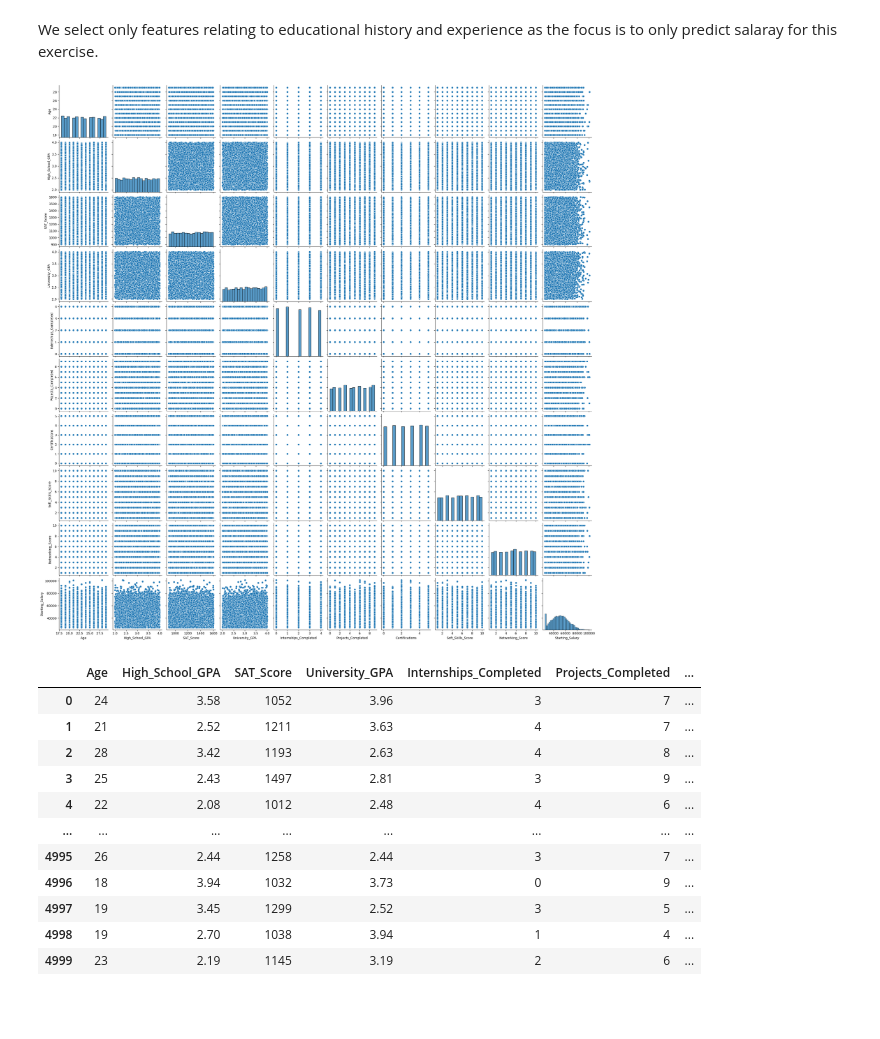
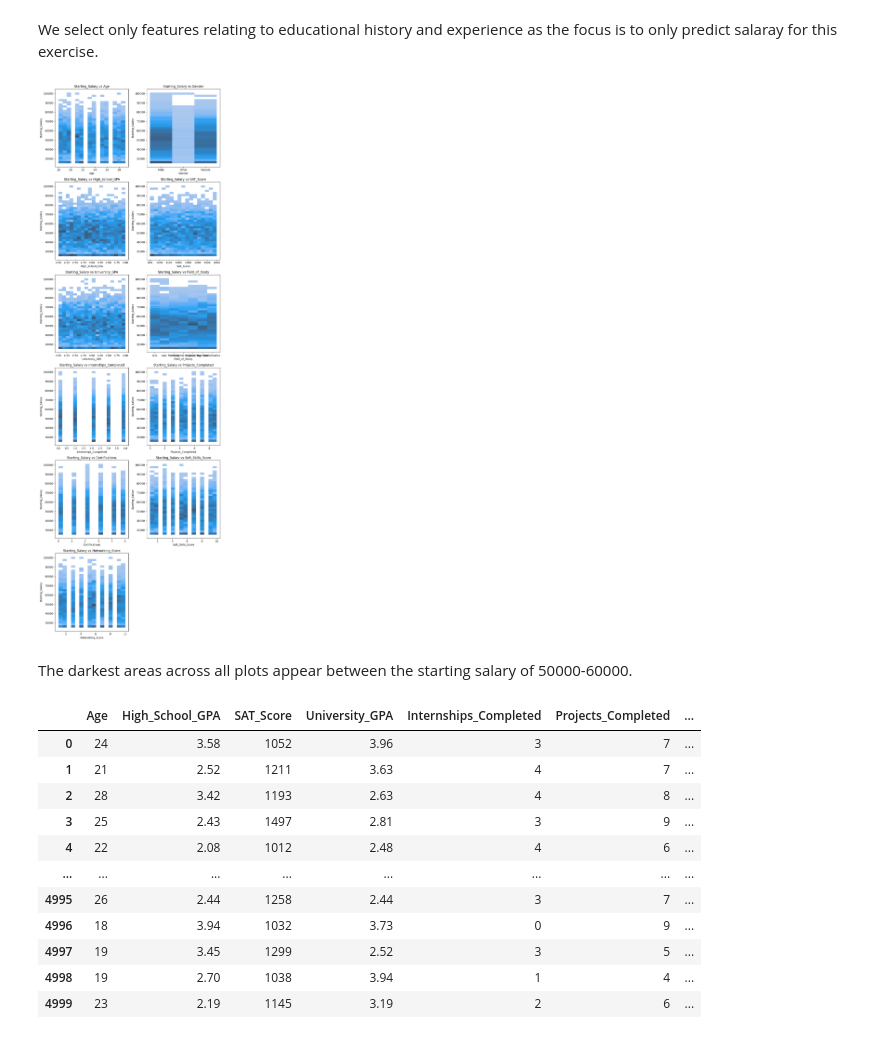
Before and after one commit to prl405/career_success, a Jupyter notebook: ai_model/career_success.ipynb, the cells around one changed output. Cells and saved outputs as stored; diff of their text form; code cells hidden in the pictures; blank space fills up the shorter version.

```diff
--- a/ai_model/career_success.ipynb
+++ b/ai_model/career_success.ipynb
@@ -29,13 +29,40 @@ df_cs
 5000 rows × 20 columns
 # %% [markdown]
 We select only features relating to educational history and experience as the focus is to only predict salaray for this exercise.
-# %%
-# Select features that will be used for the model
-df_model = df_cs[['Age', 'Gender', 'High_School_GPA', 'SAT_Score', 'University_GPA', 'Field_of_Study', 'Internships_Completed', 'Projects_Completed', 'Certifications', 'Soft_Skills_Score', 'Networking_Score', 'Starting_Salary']]
-
-# Plot all features
-sns.pairplot(df_model)
-plt.show()
-# %% [output]
-[figure, removed]
+# %%
+# Select features that will be used for the model
+df_model = df_cs[['Age', 'Gender', 'High_School_GPA', 'SAT_Score', 'University_GPA', 'Field_of_Study', 'Internships_Completed', 'Projects_Completed', 'Certifications', 'Soft_Skills_Score', 'Networking_Score', 'Starting_Salary']]
+
+# Feature to compare against all others
+target_feature = 'Starting_Salary'
+
+# Get the list of features to compare (excluding the target)
+features = [col for col in df_model.columns if col != target_feature]
+
+# Define grid size (rows, cols)
+num_features = len(features)
+rows = (num_features + 1) // 2  # Adjust for even/odd number of plots
+cols = 2  # Number of columns
+
+# Create subplots
+fig, axes = plt.subplots(rows, cols, figsize=(10, 5 * rows))  # Adjust size
+axes = axes.flatten()  # Flatten to 1D array for easy indexing
+
+# Plot each feature against the target
+for i, feature in enumerate(features):
+    sns.histplot(x=df_model[feature], y=df_model[target_feature], ax=axes[i])
+    axes[i].set_title(f"{target_feature} vs {feature}")
+    axes[i].set_xlabel(feature)
+    axes[i].set_ylabel(target_feature)
+
+# Hide empty subplots if any
+for j in range(i + 1, len(axes)):
+    fig.delaxes(axes[j])
+
+plt.tight_layout()  # Adjust layout to prevent overlap
+plt.show()
+# %% [output]
+[figure, added]
+# %% [markdown]
+The darkest areas across all plots appear between the starting salary of 50000-60000.
 # %%
```
Also changed, not shown: parts of 5 cells of this notebook, 1 other file.
